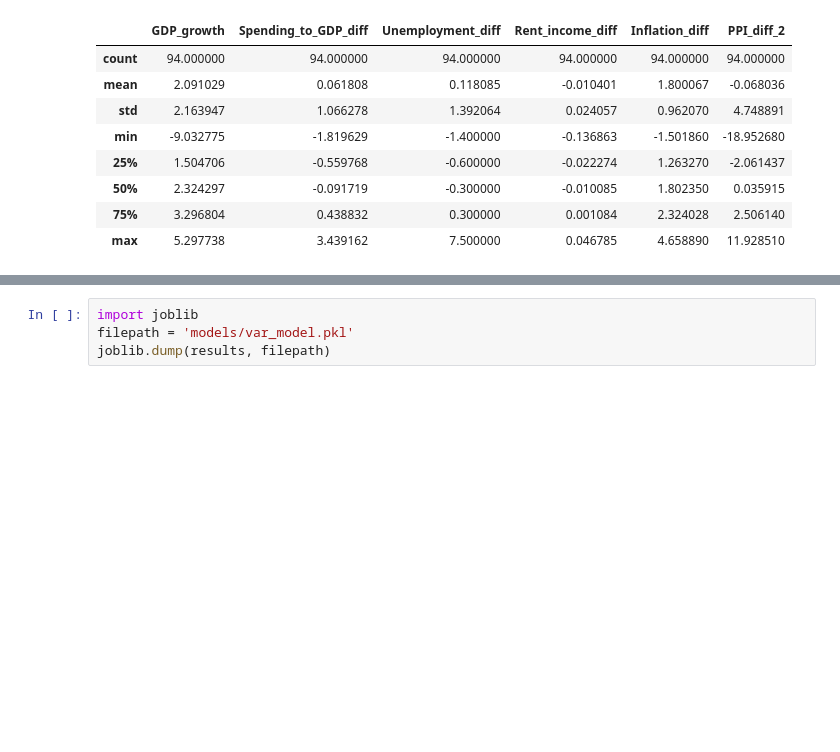
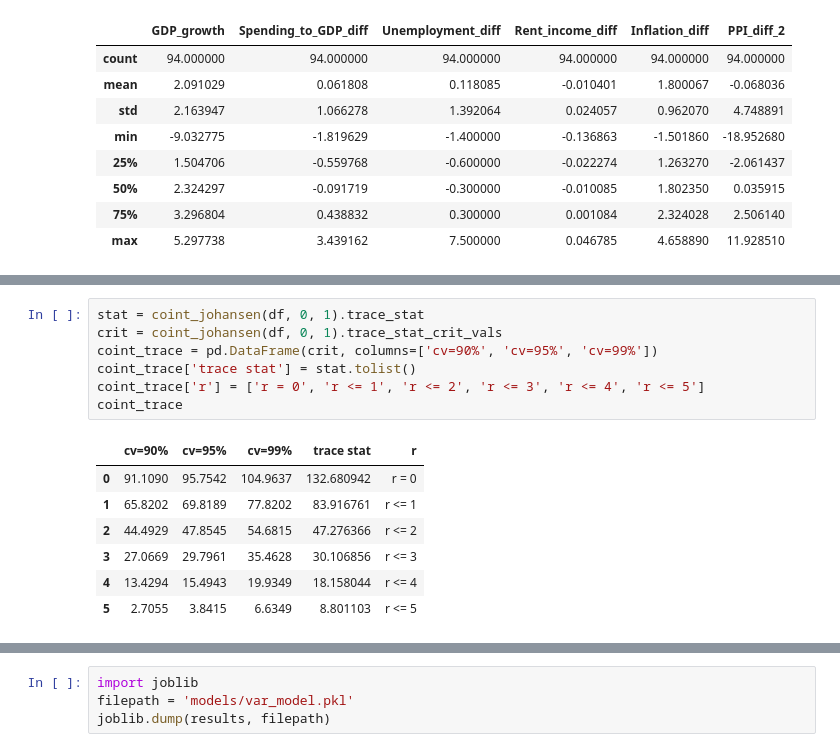
Before and after one commit to hoytlui/GDP-Growth-Forecast-Multivariate-Time-Series-Analysis, a Jupyter notebook: 4_preprocessing.ipynb, the cells around one changed output, grey strips where cells are left out. Cells and saved outputs as stored; diff of their text form; blank space fills up the shorter version.

```diff
--- a/4_preprocessing.ipynb
+++ b/4_preprocessing.ipynb
@@ -74,0 +69,15 @@ train, test = df[:int(0.8*len(df['GDP_growth']))], df[int(0.8*len(df['GDP_growth
+# %%
+stat = coint_johansen(df, 0, 1).trace_stat
+crit = coint_johansen(df, 0, 1).trace_stat_crit_vals
+coint_trace = pd.DataFrame(crit, columns=['cv=90%', 'cv=95%', 'cv=99%'])
+coint_trace['trace stat'] = stat.tolist()
+coint_trace['r'] = ['r = 0', 'r <= 1', 'r <= 2', 'r <= 3', 'r <= 4', 'r <= 5']
+coint_trace
+# %% [output]
+|  | cv=90% | cv=95% | cv=99% | trace stat | r |
+| 0 | 91.1090 | 95.7542 | 104.9637 | 132.680942 | r = 0 |
+| 1 | 65.8202 | 69.8189 | 77.8202 | 83.916761 | r <= 1 |
+| 2 | 44.4929 | 47.8545 | 54.6815 | 47.276366 | r <= 2 |
+| 3 | 27.0669 | 29.7961 | 35.4628 | 30.106856 | r <= 3 |
+| 4 | 13.4294 | 15.4943 | 19.9349 | 18.158044 | r <= 4 |
+| 5 | 2.7055 | 3.8415 | 6.6349 | 8.801103 | r <= 5 |
```
Also changed, not shown: parts of 21 cells of this notebook.
